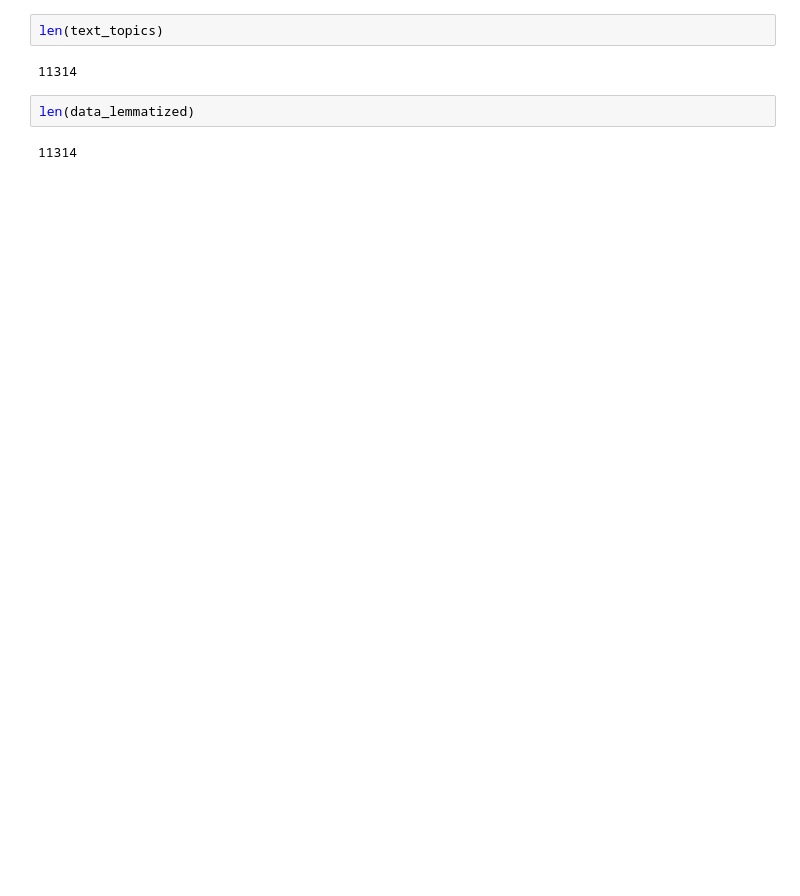
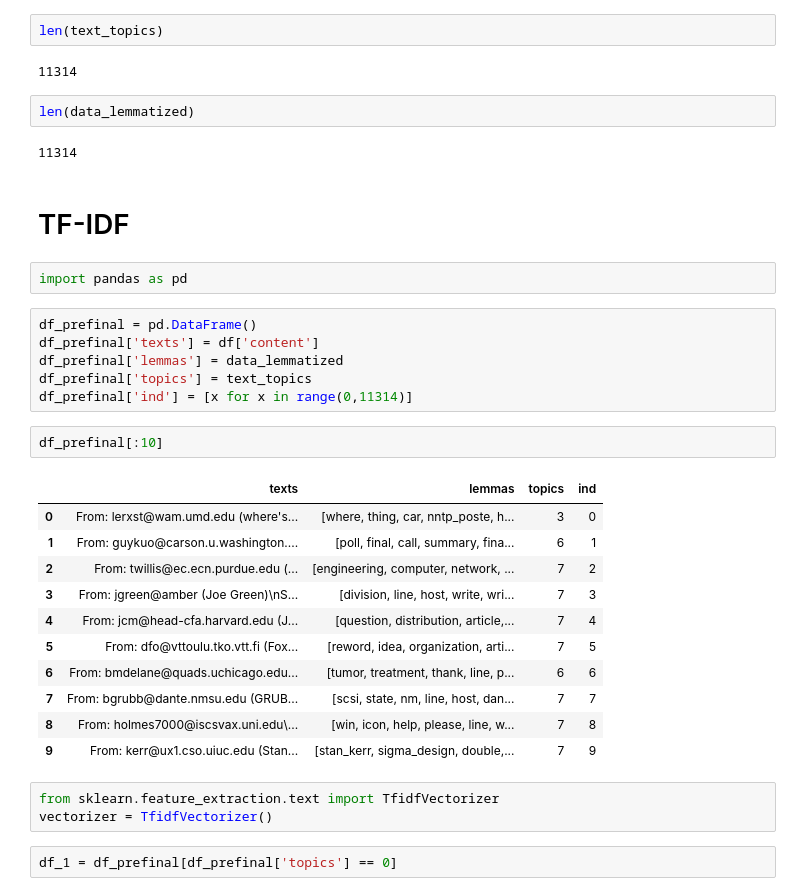
Before and after one commit to Veronika2311/homeworks_3rd_year, a Jupyter notebook: Автобрея_hw3.ipynb, the cells around one changed output. Saved outputs shown, nothing was run; the diff lists cells and outputs as text; blank space fills up the shorter version.

```diff
--- a/Автобрея_hw3.ipynb
+++ b/Автобрея_hw3.ipynb
@@ -385,3 +385,32 @@ len(text_topics)
 len(data_lemmatized)
 # %% [output]
 11314
+# %% [markdown]
+# TF-IDF
+# %%
+import pandas as pd
+# %%
+df_prefinal = pd.DataFrame()
+df_prefinal['texts'] = df['content']
+df_prefinal['lemmas'] = data_lemmatized
+df_prefinal['topics'] = text_topics
+df_prefinal['ind'] = [x for x in range(0,11314)]
+# %%
+df_prefinal[:10]
+# %% [output]
+|  | texts | lemmas | topics | ind |
+| 0 | From: lerxst@wam.umd.edu (where's... | [where, thing, car, nntp_poste, h... | 3 | 0 |
+| 1 | From: guykuo@carson.u.washington.... | [poll, final, call, summary, fina... | 6 | 1 |
+| 2 | From: twillis@ec.ecn.purdue.edu (... | [engineering, computer, network, ... | 7 | 2 |
+| 3 | From: jgreen@amber (Joe Green)\nS... | [division, line, host, write, wri... | 7 | 3 |
+| 4 | From: jcm@head-cfa.harvard.edu (J... | [question, distribution, article,... | 7 | 4 |
+| 5 | From: dfo@vttoulu.tko.vtt.fi (Fox... | [reword, idea, organization, arti... | 7 | 5 |
+| 6 | From: bmdelane@quads.uchicago.edu... | [tumor, treatment, thank, line, p... | 6 | 6 |
+| 7 | From: bgrubb@dante.nmsu.edu (GRUB... | [scsi, state, nm, line, host, dan... | 7 | 7 |
+| 8 | From: holmes7000@iscsvax.uni.edu\... | [win, icon, help, please, line, w... | 7 | 8 |
+| 9 | From: kerr@ux1.cso.uiuc.edu (Stan... | [stan_kerr, sigma_design, double,... | 7 | 9 |
+# %%
+from sklearn.feature_extraction.text import TfidfVectorizer
+vectorizer = TfidfVectorizer()
+# %%
+df_1 = df_prefinal[df_prefinal['topics'] == 0]
```
Also changed, not shown: parts of 5 cells of this notebook.
